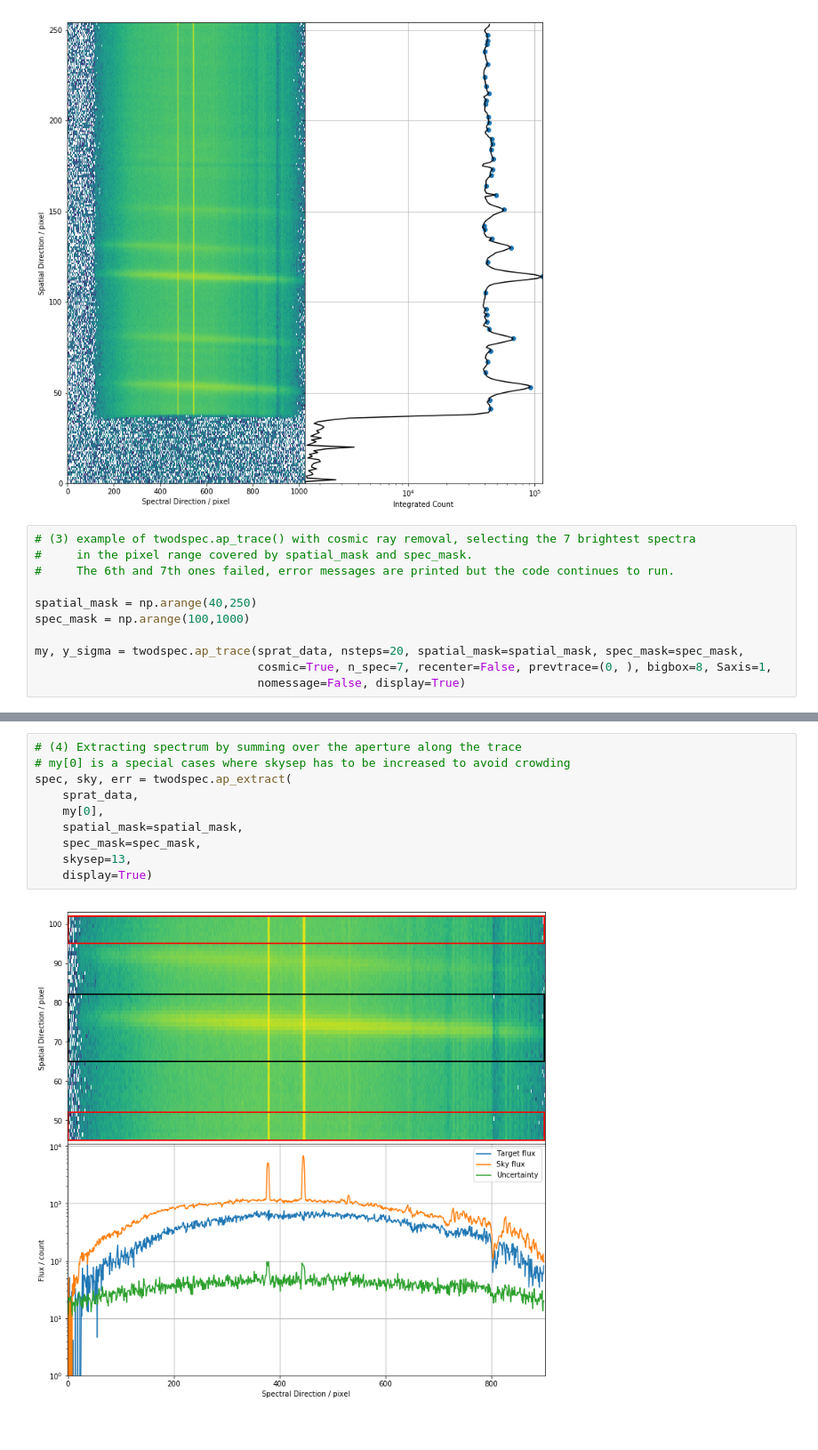
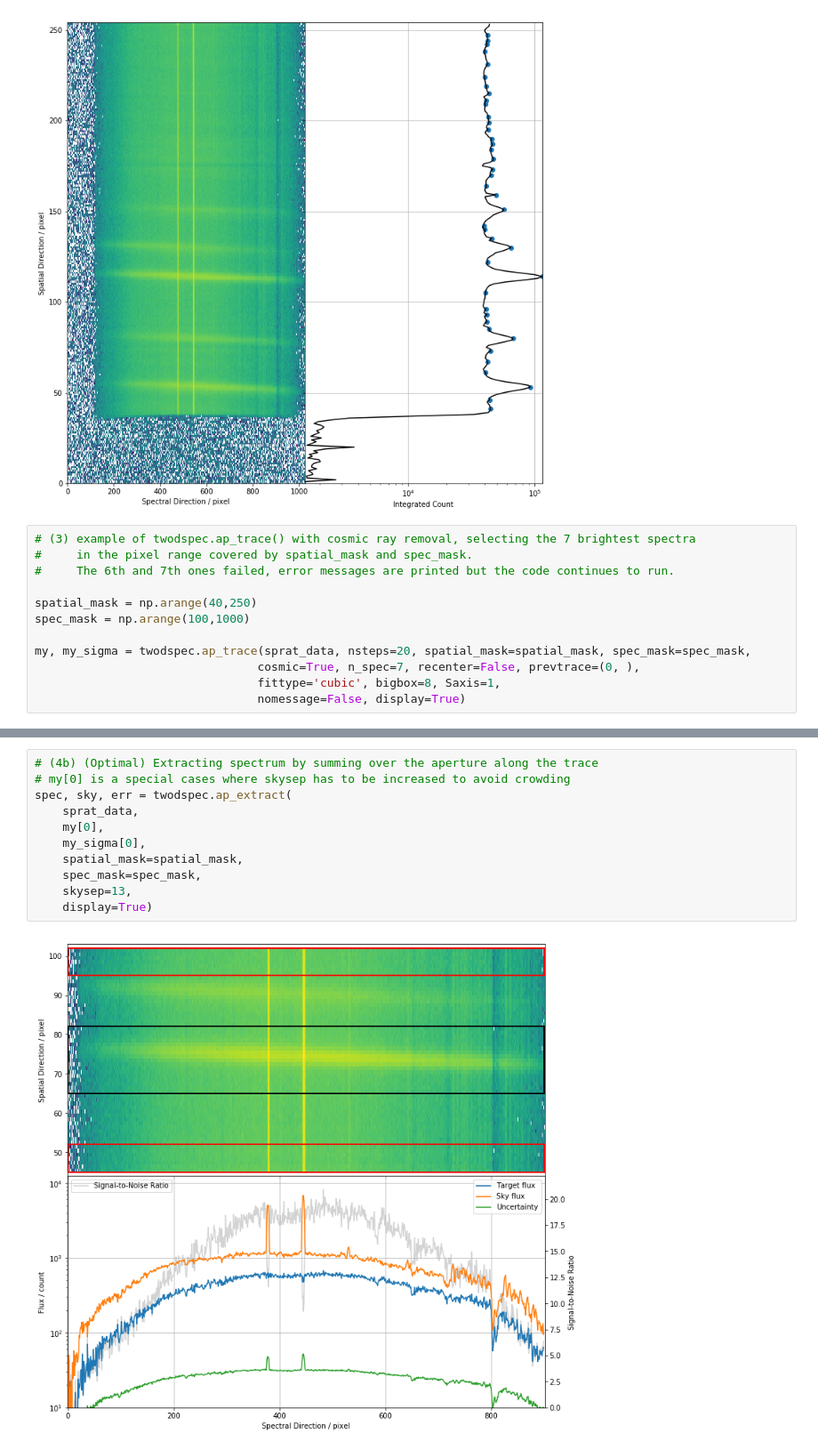
Before and after one commit to cylammarco/ASPIRED, a Jupyter notebook: SPRAT_2dspec_BLAP09.ipynb, the cells around one changed output, grey strips where cells are left out. Shown at 89% size. Cells and saved outputs as stored; diff of their text form.

```diff
--- a/SPRAT_2dspec_BLAP09.ipynb
+++ b/SPRAT_2dspec_BLAP09.ipynb
@@ -42,8 +42,9 @@ peaks_y, heights_y = twodspec._find_peaks(detect_cosmics(sprat_data)[1], spec_si
 spatial_mask = np.arange(40,250)
 spec_mask = np.arange(100,1000)
 
-my, y_sigma = twodspec.ap_trace(sprat_data, nsteps=20, spatial_mask=spatial_mask, spec_mask=spec_mask,
-                                cosmic=True, n_spec=7, recenter=False, prevtrace=(0, ), bigbox=8, Saxis=1,
+my, my_sigma = twodspec.ap_trace(sprat_data, nsteps=20, spatial_mask=spatial_mask, spec_mask=spec_mask,
+                                cosmic=True, n_spec=7, recenter=False, prevtrace=(0, ),
+                                fittype='cubic', bigbox=8, Saxis=1,
                                 nomessage=False, display=True)
 # %% [output]
 Tracing Aperture using nsteps=20
@@ -68,15 +83,16 @@ Spectrum 7 : Trace gaussian width = [0.13591859 1.16936594 0.26625912 0.61877824
 # %%
-# (4) Extracting spectrum by summing over the aperture along the trace
+# (4b) (Optimal) Extracting spectrum by summing over the aperture along the trace
 # my[0] is a special cases where skysep has to be increased to avoid crowding
 spec, sky, err = twodspec.ap_extract(
     sprat_data,
     my[0],
+    my_sigma[0],
     spatial_mask=spatial_mask,
     spec_mask=spec_mask,
     skysep=13,
     display=True)
 # %% [output]
-[figure, old version]
+[figure, new version]
 # %%
 # my[1] is a special case where the spectrum (sky part) is close to the edge
 spec, sky, err = twodspec.ap_extract(
```
Also changed, not shown: parts of 9 cells of this notebook, 3 other files.
